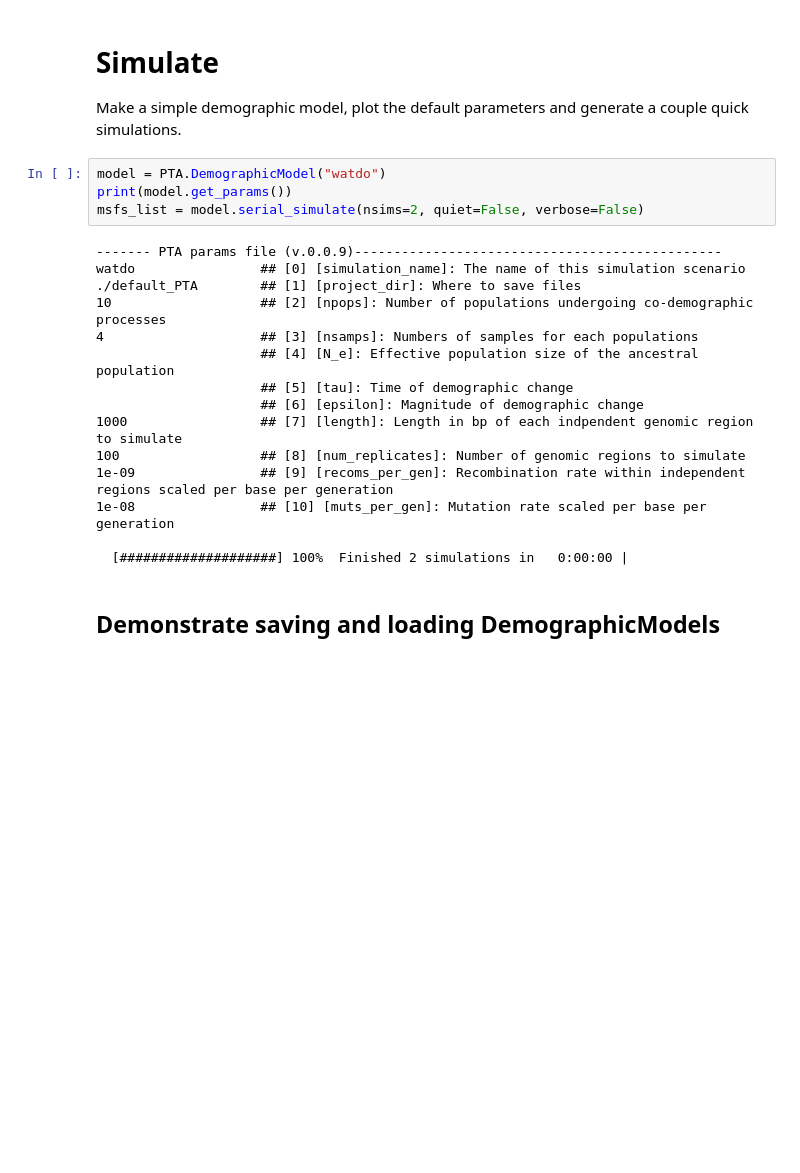
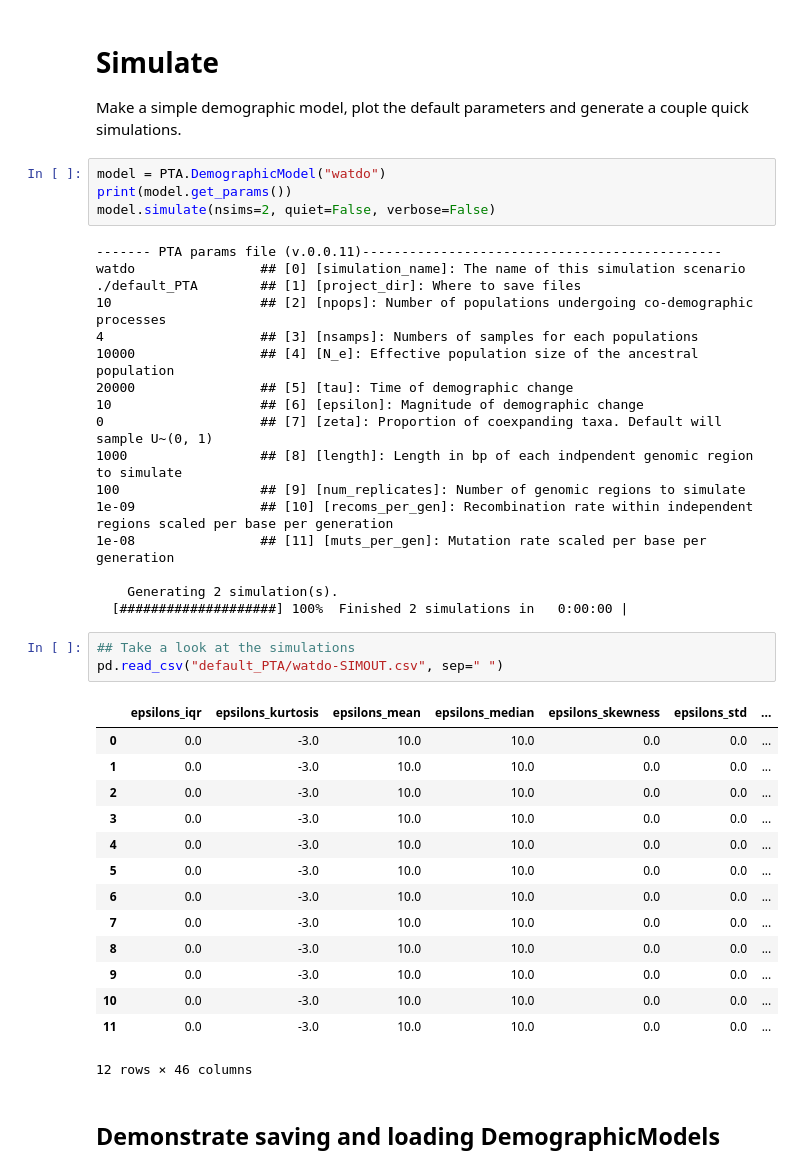
Before and after one commit to isaacovercast/PTA, a Jupyter notebook: jupyter-notebooks/PTA-Dev.ipynb, the cells around one changed output. Drawn from its saved outputs; the diff is of its cells as text; blank space fills up the shorter version.

```diff
--- a/jupyter-notebooks/PTA-Dev.ipynb
+++ b/jupyter-notebooks/PTA-Dev.ipynb
@@ -34,22 +31,42 @@ Make a simple demographic model, plot the default parameters and generate a coup
 # %%
 model = PTA.DemographicModel("watdo")
 print(model.get_params())
-msfs_list = model.serial_simulate(nsims=2, quiet=False, verbose=False)
+model.simulate(nsims=2, quiet=False, verbose=False)
 # %% [output]
-------- PTA params file (v.0.0.9)-----------------------------------------------
+------- PTA params file (v.0.0.11)----------------------------------------------
 watdo                ## [0] [simulation_name]: The name of this simulation scenario
 ./default_PTA        ## [1] [project_dir]: Where to save files
 10                   ## [2] [npops]: Number of populations undergoing co-demographic processes
 4                    ## [3] [nsamps]: Numbers of samples for each populations
-                     ## [4] [N_e]: Effective population size of the ancestral population
-                     ## [5] [tau]: Time of demographic change
-                     ## [6] [epsilon]: Magnitude of demographic change
-1000                 ## [7] [length]: Length in bp of each indpendent genomic region to simulate
-100                  ## [8] [num_replicates]: Number of genomic regions to simulate
-1e-09                ## [9] [recoms_per_gen]: Recombination rate within independent regions scaled per base per generation
-1e-08                ## [10] [muts_per_gen]: Mutation rate scaled per base per generation
+10000                ## [4] [N_e]: Effective population size of the ancestral population
+20000                ## [5] [tau]: Time of demographic change
+10                   ## [6] [epsilon]: Magnitude of demographic change
+0                    ## [7] [zeta]: Proportion of coexpanding taxa. Default will sample U~(0, 1)
+1000                 ## [8] [length]: Length in bp of each indpendent genomic region to simulate
+100                  ## [9] [num_replicates]: Number of genomic regions to simulate
+1e-09                ## [10] [recoms_per_gen]: Recombination rate within independent regions scaled per base per generation
+1e-08                ## [11] [muts_per_gen]: Mutation rate scaled per base per generation
 
+    Generating 2 simulation(s).
   [####################] 100%  Finished 2 simulations in   0:00:00 |
+# %%
+## Take a look at the simulations
+pd.read_csv("default_PTA/watdo-SIMOUT.csv", sep=" ")
+# %% [output]
+|  | epsilons_iqr | epsilons_kurtosis | epsilons_mean | epsilons_median | epsilons_skewness | epsilons_std | ... |
+| 0 | 0.0 | -3.0 | 10.0 | 10.0 | 0.0 | 0.0 | ... |
+| 1 | 0.0 | -3.0 | 10.0 | 10.0 | 0.0 | 0.0 | ... |
+| 2 | 0.0 | -3.0 | 10.0 | 10.0 | 0.0 | 0.0 | ... |
+| 3 | 0.0 | -3.0 | 10.0 | 10.0 | 0.0 | 0.0 | ... |
+| 4 | 0.0 | -3.0 | 10.0 | 10.0 | 0.0 | 0.0 | ... |
+| 5 | 0.0 | -3.0 | 10.0 | 10.0 | 0.0 | 0.0 | ... |
+| 6 | 0.0 | -3.0 | 10.0 | 10.0 | 0.0 | 0.0 | ... |
+| 7 | 0.0 | -3.0 | 10.0 | 10.0 | 0.0 | 0.0 | ... |
+| 8 | 0.0 | -3.0 | 10.0 | 10.0 | 0.0 | 0.0 | ... |
+| 9 | 0.0 | -3.0 | 10.0 | 10.0 | 0.0 | 0.0 | ... |
+| 10 | 0.0 | -3.0 | 10.0 | 10.0 | 0.0 | 0.0 | ... |
+| 11 | 0.0 | -3.0 | 10.0 | 10.0 | 0.0 | 0.0 | ... |
+12 rows × 46 columns
 # %% [markdown]
 ## Demonstrate saving and loading DemographicModels
 # %%
```
Also changed, not shown: parts of 2 cells of this notebook, 3 other files.
